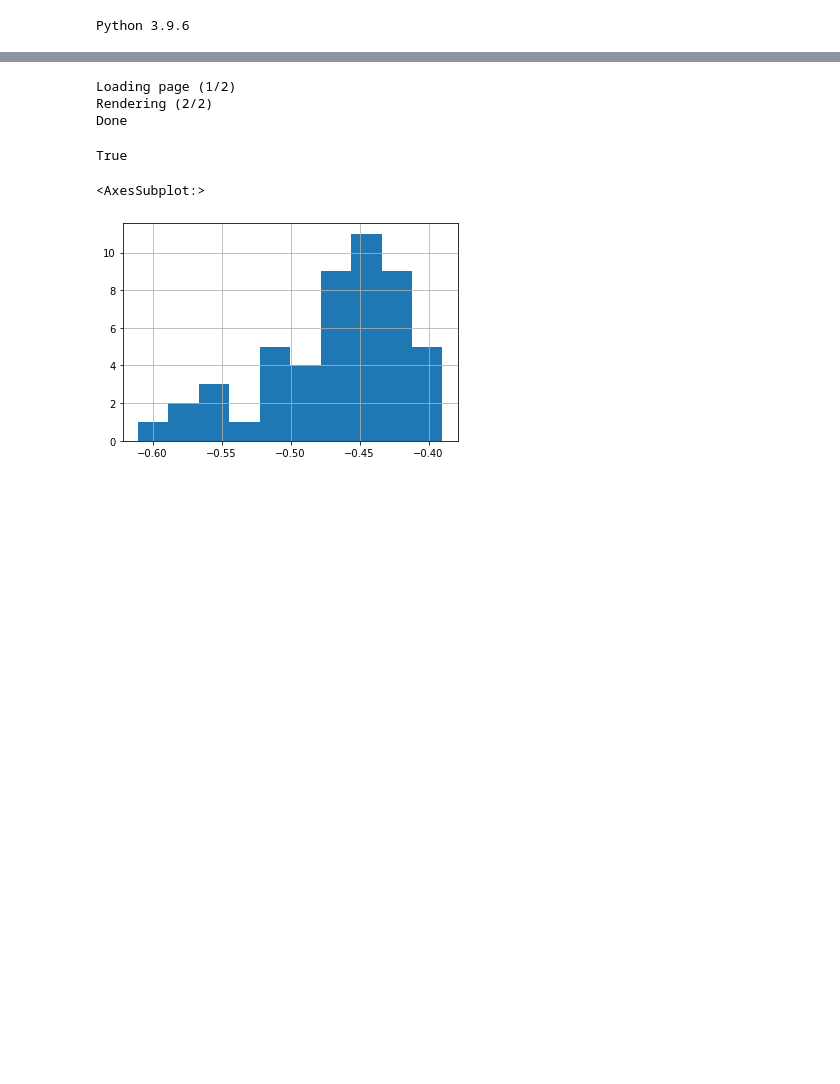
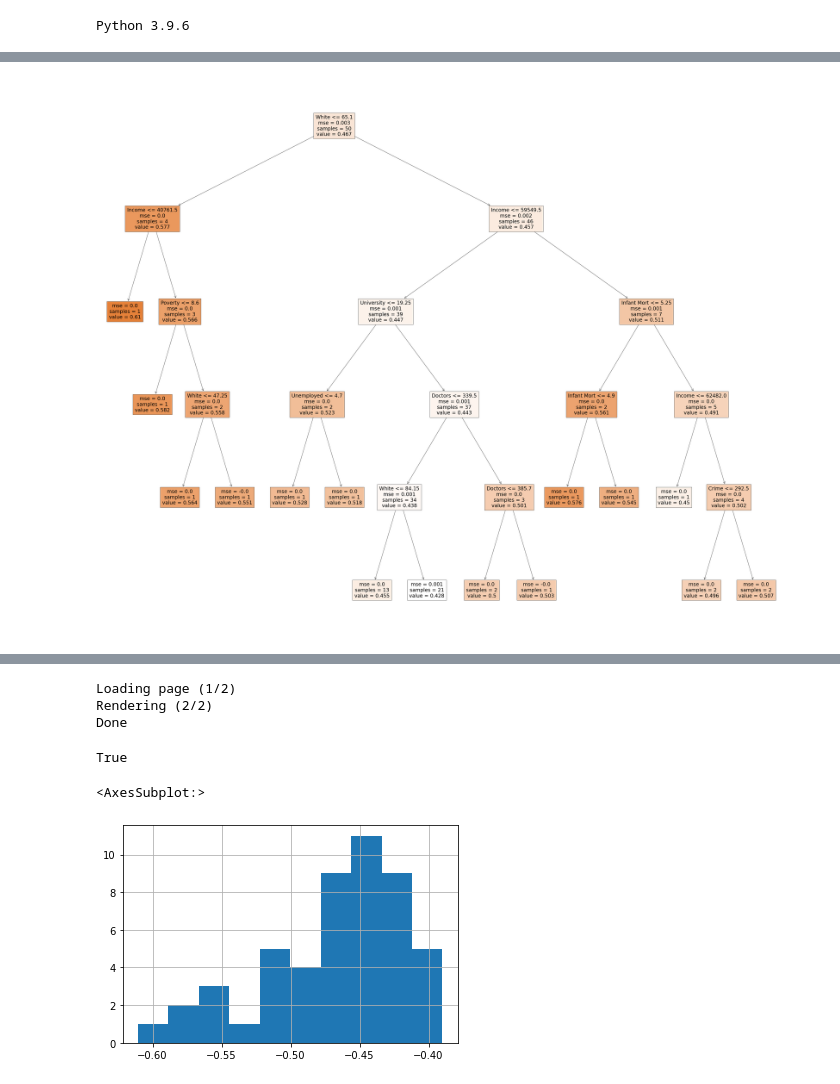
Before and after one commit to thistleknot/python-dev, a Jupyter notebook: Anomaly Detection.ipynb, the cells around one changed output, grey strips where cells are left out. Cells and saved outputs as stored; diff of their text form; code cells hidden in the pictures; blank space fills up the shorter version.

Commit message:
Update Anomaly Detection.ipynb
added decision tree regression

```diff
--- a/Anomaly Detection.ipynb
+++ b/Anomaly Detection.ipynb
@@ -24,3 +95,13 @@ import statsmodels.api as sm
 df2 = pd.concat([pd.DataFrame(iforestScores),df],axis=1)
 
 df2.columns = a.insert(0,"Anomaly")
+# %%
+from sklearn.tree import DecisionTreeRegressor
+from sklearn import tree
+
+regr = DecisionTreeRegressor(max_depth=5, random_state=1234)
+X = df3
+model = regr.fit(df2[a[1:]], abs(df2['Anomaly']))
+
+# Print rules
+rules = get_rules(regr, df2.columns, None)
@@ -26,0 +131,8 @@ df2.columns = a.insert(0,"Anomaly")
+# %%
+fig = plt.figure(figsize=(60,50))
+_ = tree.plot_tree(regr,
+                   feature_names=a[1:],
+                   class_names=df2['States'],
+                   filled=True)
+# %% [output]
+[figure, added]
```
Also changed, not shown: parts of 6 cells of this notebook.
